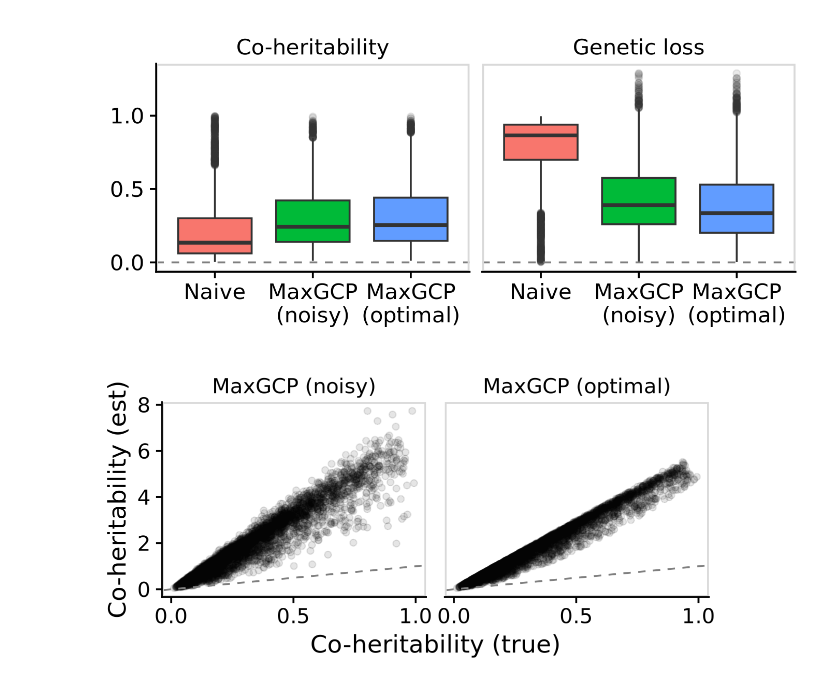
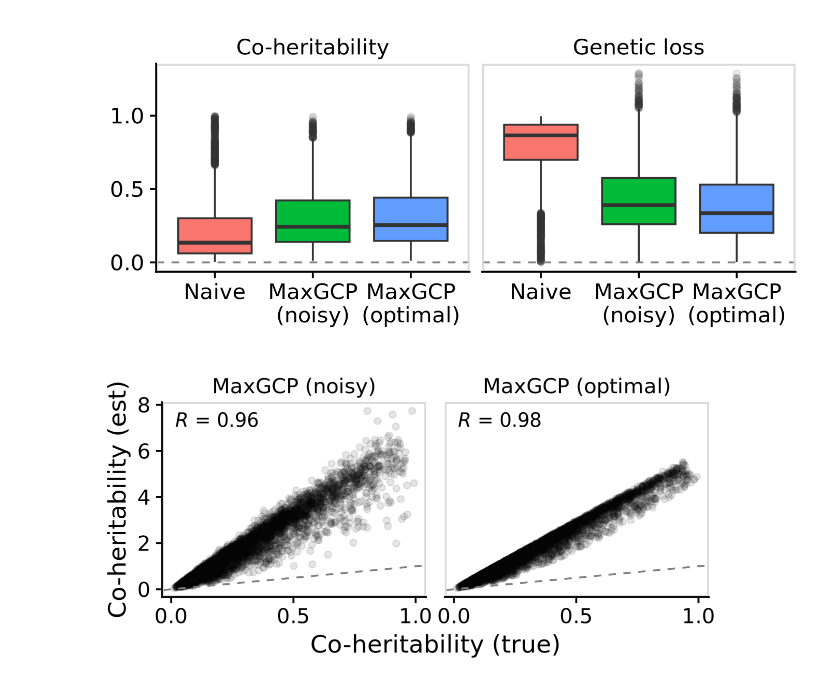
Before and after one commit to tatonetti-lab/maxgcp-analysis, a Jupyter notebook: 1.simulation/2.maxgcp-coheritability.ipynb, the cells around one changed output. Drawn from its saved outputs; the diff is of its cells as text; code cells hidden in the pictures.

Commit message:
refactor: bump simulation plots

```diff
--- a/1.simulation/2.maxgcp-coheritability.ipynb
+++ b/1.simulation/2.maxgcp-coheritability.ipynb
@@ -147,25 +148,26 @@ dual_plot
 # %%
 options(repr.plot.width = 5, repr.plot.height = 2.5, repr.plot.res = 250)
 
 consistency_plot <- maxgcp_comparison_df %>%
     filter(metric %>% str_starts("Co-heritability")) %>%
     pivot_wider(names_from = metric) %>%
     ggplot(aes(x = `Co-heritability`, y = `Co-heritability (est)`)) +
     geom_point(alpha = 0.1) +
     geom_abline(slope = 1, intercept = 0, linetype = "dashed", color = "grey50") +
+    ggpmisc::stat_correlation() +
     facet_wrap(vars(method)) +
     theme_cowplot() +
     theme(
         strip.background = element_blank(),
         panel.spacing = unit(0.75, "lines"),
     ) +
     panel_border() +
     xlab("Co-heritability (true)") +
     scale_x_continuous(n.breaks = 3)
 
 save_plot("img/consistency.png", consistency_plot, base_width = 5, base_height = 2.5,
           dpi = 400, bg = "white")
 
 consistency_plot
 # %% [output]
-[figure, old version]
+[figure, new version]
```
Also changed, not shown: parts of 1 cell of this notebook, 1 other file.
